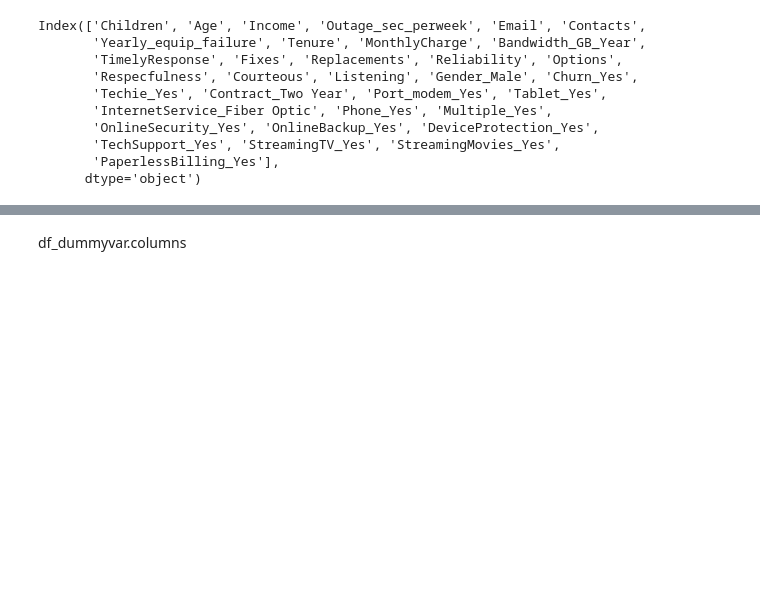
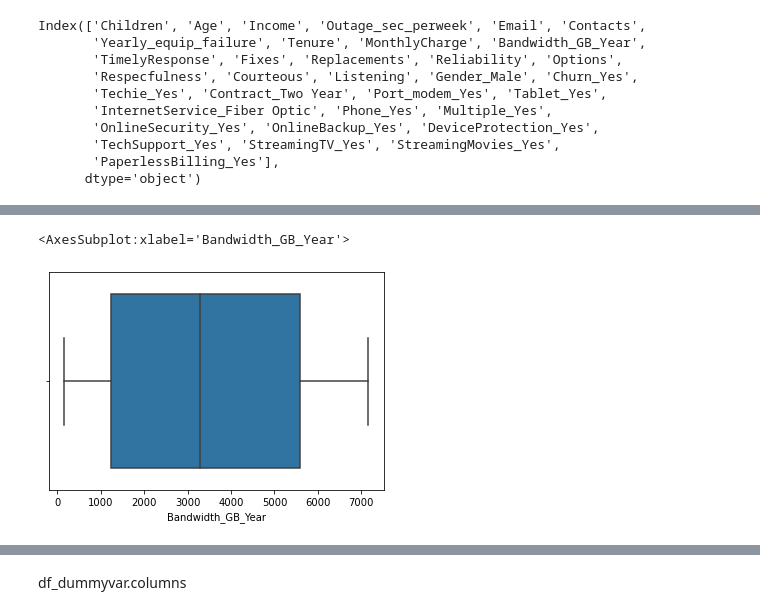
Before and after one commit to michaelle93/D208PA1, a Jupyter notebook: D208PA1.ipynb, the cells around one changed output, grey strips where cells are left out. Saved outputs shown, nothing was run; the diff lists cells and outputs as text; code cells hidden in the pictures; blank space fills up the shorter version.

```diff
--- a/D208PA1.ipynb
+++ b/D208PA1.ipynb
@@ -259,0 +264,5 @@ Index(['Children', 'Age', 'Income', 'Email', 'Contacts',
+# %%
+sns.boxplot('Bandwidth_GB_Year', data=df)
+# %% [output]
+<AxesSubplot:xlabel='Bandwidth_GB_Year'>
+[figure, added]
```
Also changed, not shown: parts of 17 cells of this notebook, 2 other files.
